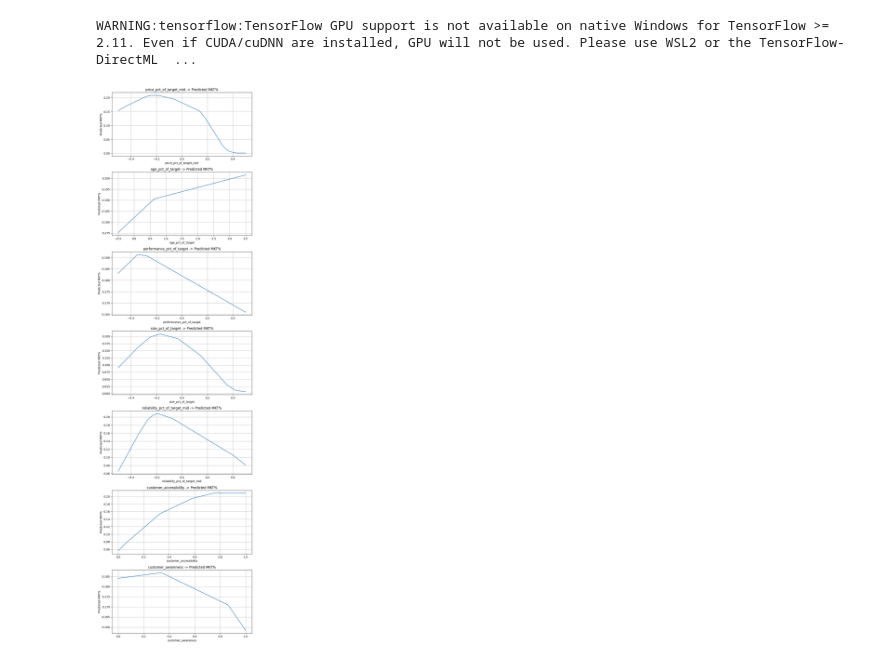
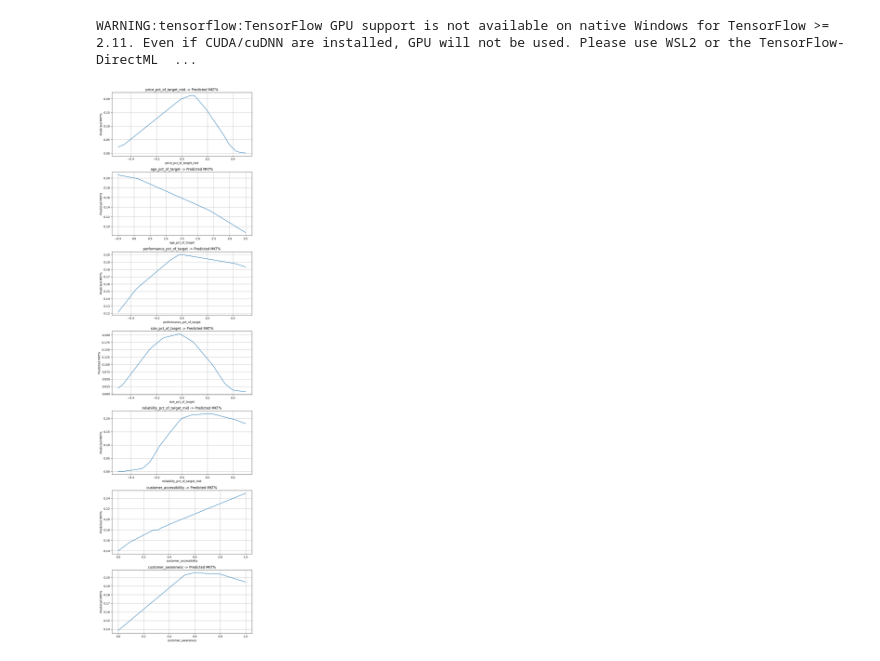
Before and after one commit to GrantKincaid/capsim_model, a Jupyter notebook: model.ipynb, the cells around one changed output. Cells and saved outputs as stored; diff of their text form; code cells hidden in the pictures.

```diff
--- a/model.ipynb
+++ b/model.ipynb
@@ -303,7 +304,7 @@ num_cols = [
 
 
 base_sample = {
-    "category_code": 1,
+    "category_code": 3,
     "price_pct_of_target_mid": 0.00,
     "age_pct_of_target": 0.00,
     "performance_pct_of_target": 0.00,
@@ -349,32 +350,32 @@ def plot_feature_sweeps_fast(model, base_sample, num_cols, feature_ranges, num_p
         row_end = row_start + num_points
         x_num[row_start:row_end, i] = sweep_vals
         row_start = row_end
 
     # One prediction call instead of hundreds
     preds = model.predict(
         {"numeric_features": x_num, "category": x_cat},
         verbose=0
     ).reshape(-1)
 
     # Plot
     fig, axes = plt.subplots(n_features, 1, figsize=(8, 4 * n_features), squeeze=False)
     axes = axes.ravel()
 
     row_start = 0
     for ax, feature in zip(axes, num_cols):
         row_end = row_start + num_points
         ax.plot(sweep_map[feature], preds[row_start:row_end])
         ax.set_title(f"{feature} -> Predicted MKT%")
         ax.set_xlabel(feature)
         ax.set_ylabel("Predicted MKT%")
         ax.grid(True)
         row_start = row_end
 
     plt.tight_layout()
     plt.show()
 
 
 plot_feature_sweeps_fast(model, base_sample, num_cols, feature_ranges, num_points=100)
 # %% [output]
-[figure, old version]
+[figure, new version]
 # %%
```
Also changed, not shown: parts of 2 cells of this notebook, 4 other files.
